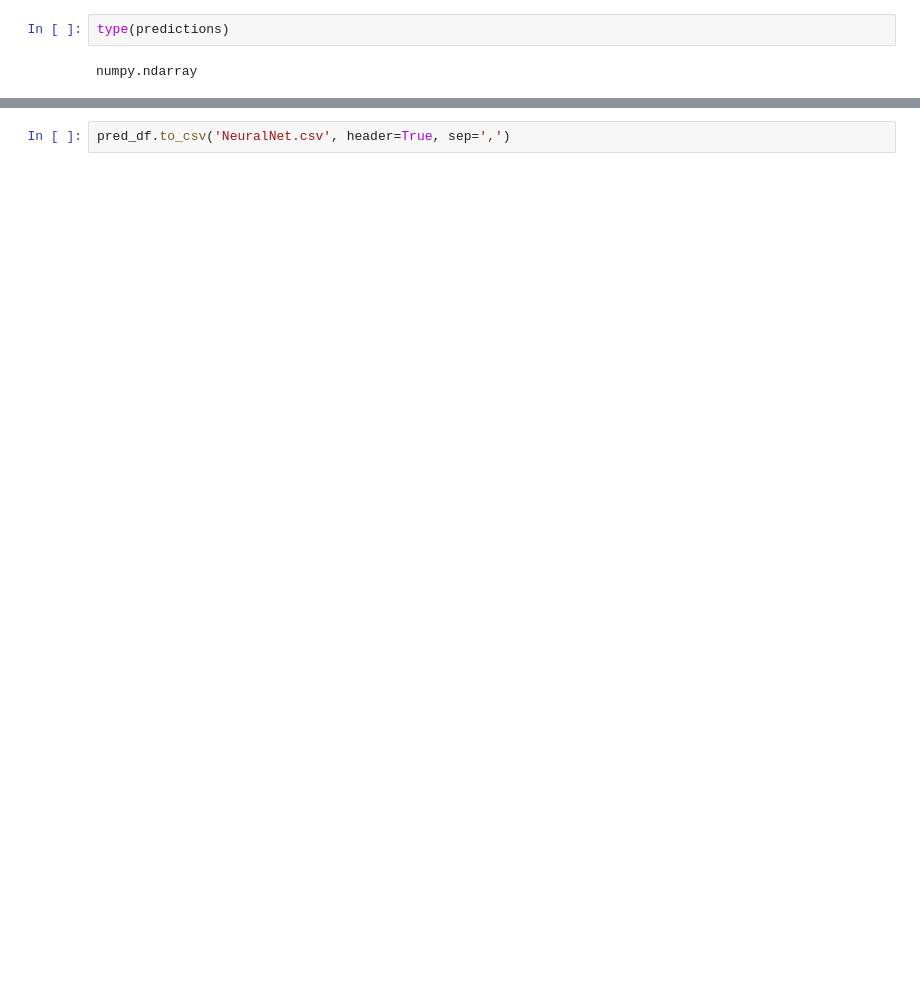
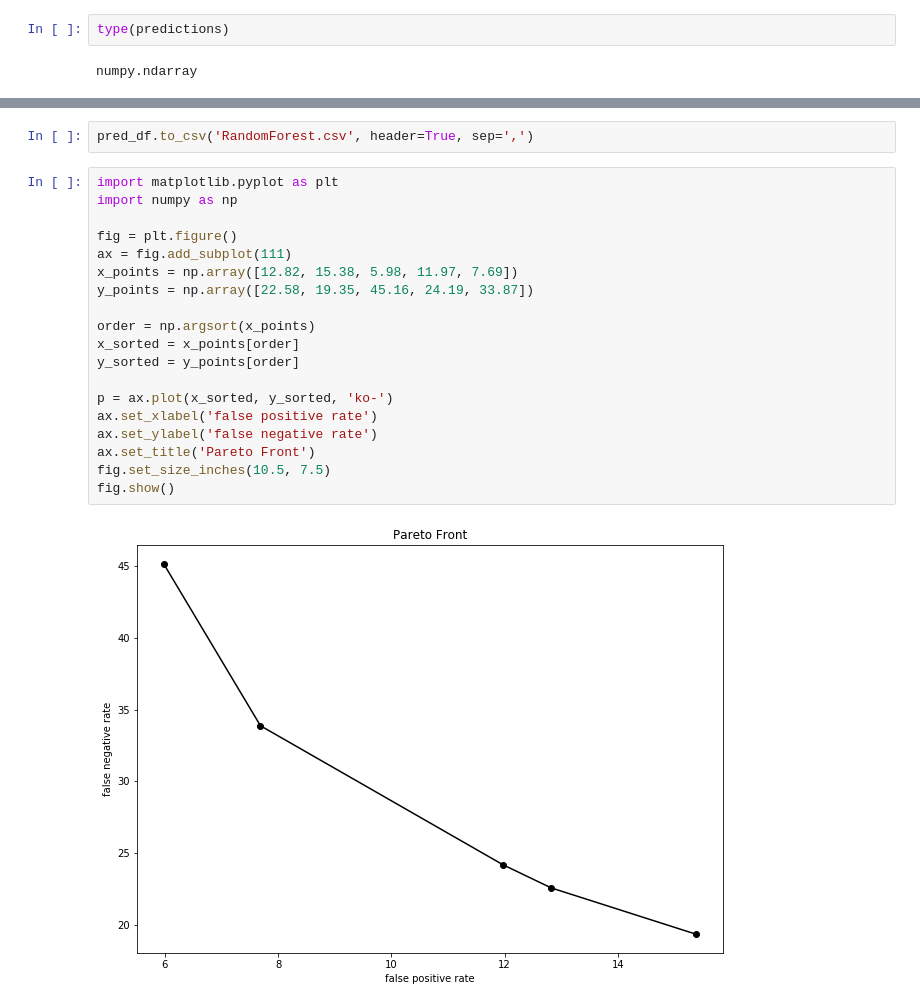
Before and after one commit to HemangRajvanshy/Bootcamp_team5, a Jupyter notebook: notebook_w_features.ipynb, the cells around one changed output, grey strips where cells are left out. Drawn from its saved outputs; the diff is of its cells as text; blank space fills up the shorter version.

```diff
--- a/notebook_w_features.ipynb
+++ b/notebook_w_features.ipynb
@@ -273,3 +273,24 @@ pred_df
 418 rows × 1 columns
 # %%
-pred_df.to_csv('NeuralNet.csv', header=True, sep=',')
+pred_df.to_csv('RandomForest.csv', header=True, sep=',')
+# %%
+import matplotlib.pyplot as plt
+import numpy as np
+
+fig = plt.figure()
+ax = fig.add_subplot(111)
+x_points = np.array([12.82, 15.38, 5.98, 11.97, 7.69])
+y_points = np.array([22.58, 19.35, 45.16, 24.19, 33.87])
+
+order = np.argsort(x_points)
+x_sorted = x_points[order]
+y_sorted = y_points[order]
+
+p = ax.plot(x_sorted, y_sorted, 'ko-')
+ax.set_xlabel('false positive rate')
+ax.set_ylabel('false negative rate')
+ax.set_title('Pareto Front')
+fig.set_size_inches(10.5, 7.5)
+fig.show()
+# %% [output]
+[figure, added]
```
Also changed, not shown: parts of 3 cells of this notebook, 5 other files.
